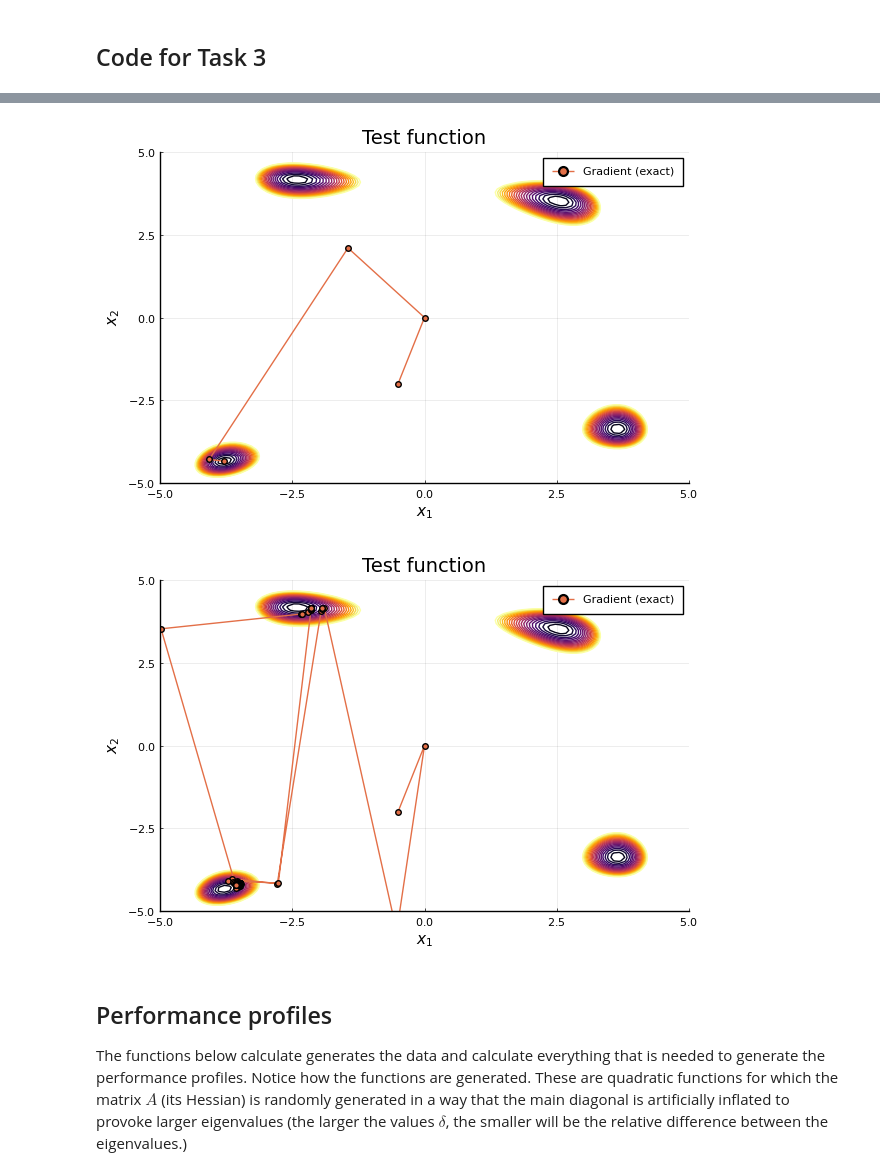
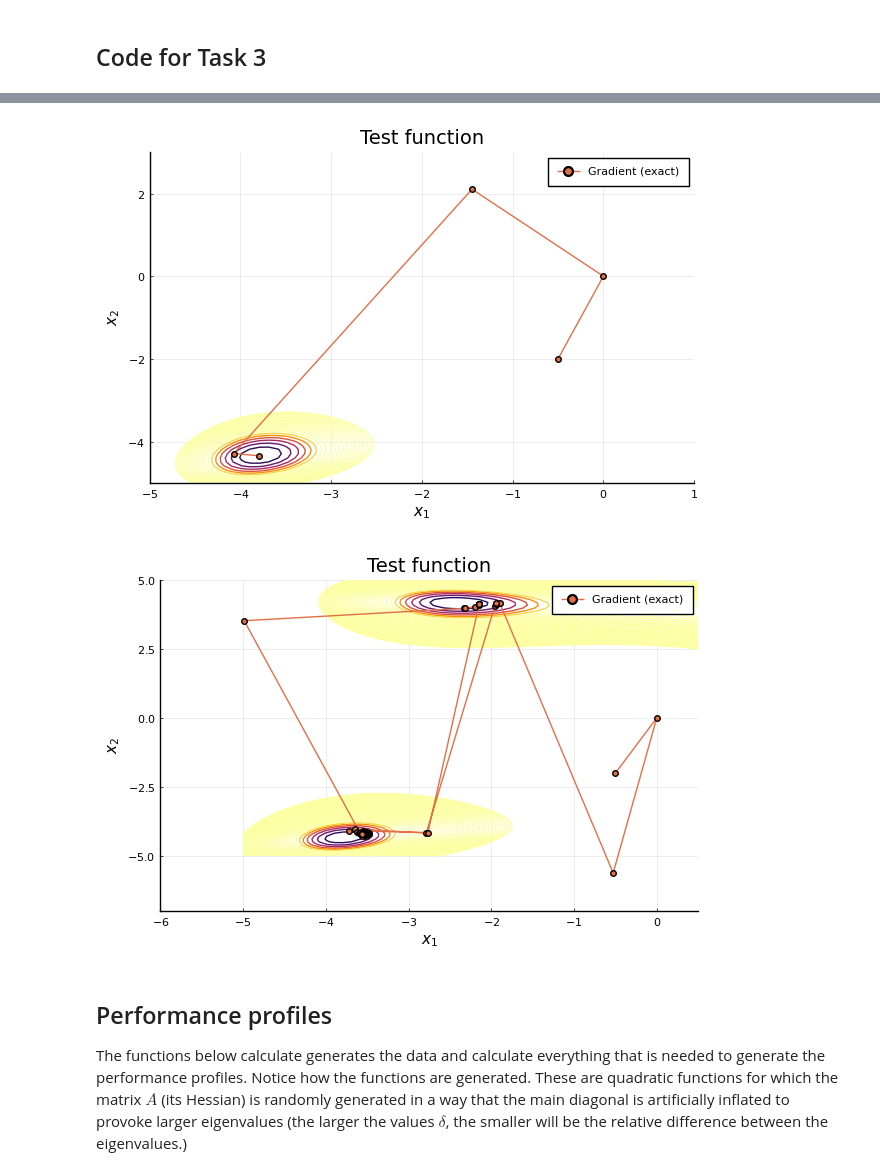
Before and after one commit to Recurlse/PA1, a Jupyter notebook: PA1_skeleton.ipynb, the cells around one changed output, grey strips where cells are left out. Cells and saved outputs as stored; diff of their text form; code cells hidden in the pictures.

```diff
--- a/PA1_skeleton.ipynb
+++ b/PA1_skeleton.ipynb
@@ -890,11 +891,11 @@ savefig("Heavy ball method for f3.pdf")
 # Plotting the contour of the function
 contour(x,y, (x,y) -> f3([x,y]),
     title  = "Test function",
-    levels = [0.0 + i for i = 1:20],  # which level curves to show
+    levels = [0.0 + 3*i for i = 1:20],  # which level curves to show
     cbar = false,
     clims = (0,20),                   # adjust the coloring limits
-    xaxis = (L"$x_1$", (-5,5)),  # the L at the front let us use LaTeX axis labels; the parethesis give the visual range
-    yaxis = (L"$x_2$", (-5, 5)),
+    xaxis = (L"$x_1$", (-5,1)),  # the L at the front let us use LaTeX axis labels; the parethesis give the visual range
+    yaxis = (L"$x_2$", (-5, 3)),
 )
 
 # Plotting the trajectory of the Gradient method with Golden section rule as an exact line search
@@ -903,25 +904,25 @@ plot!(value3[:,1], value3[:,2], label = "Gradient (exact)", marker=:circle)
 # Saving the figure as .pdf file if needed
 savefig("Newton method for f3.pdf")
 # %% [output]
-[figure, old version]
+[figure, new version]
 # %%
 # Plotting the contour of the function
 contour(x,y, (x,y) -> f3([x,y]),
     title  = "Test function",
-    levels = [0.0 + i for i = 1:20],  # which level curves to show
+    levels = [0.0 + 3*i for i = 1:40],  # which level curves to show
     cbar = false,
     clims = (0,20),                   # adjust the coloring limits
-    xaxis = (L"$x_1$", (-5,5)),  # the L at the front let us use LaTeX axis labels; the parethesis give the visual range
-    yaxis = (L"$x_2$", (-5, 5)),
+    xaxis = (L"$x_1$", (-6,0.5)),  # the L at the front let us use LaTeX axis labels; the parethesis give the visual range
+    yaxis = (L"$x_2$", (-7, 5)),
 )
 
 # Plotting the trajectory of the Gradient method with Golden section rule as an exact line search
 plot!(value4[:,1], value4[:,2], label = "Gradient (exact)", marker=:circle)
 
 # Saving the figure as .pdf file if needed
 savefig("BFGS method for f3.pdf")
 # %% [output]
-[figure, old version]
+[figure, new version]
 # %% [markdown]
 ## Performance profiles
 
```
Also changed, not shown: parts of 10 cells of this notebook.
